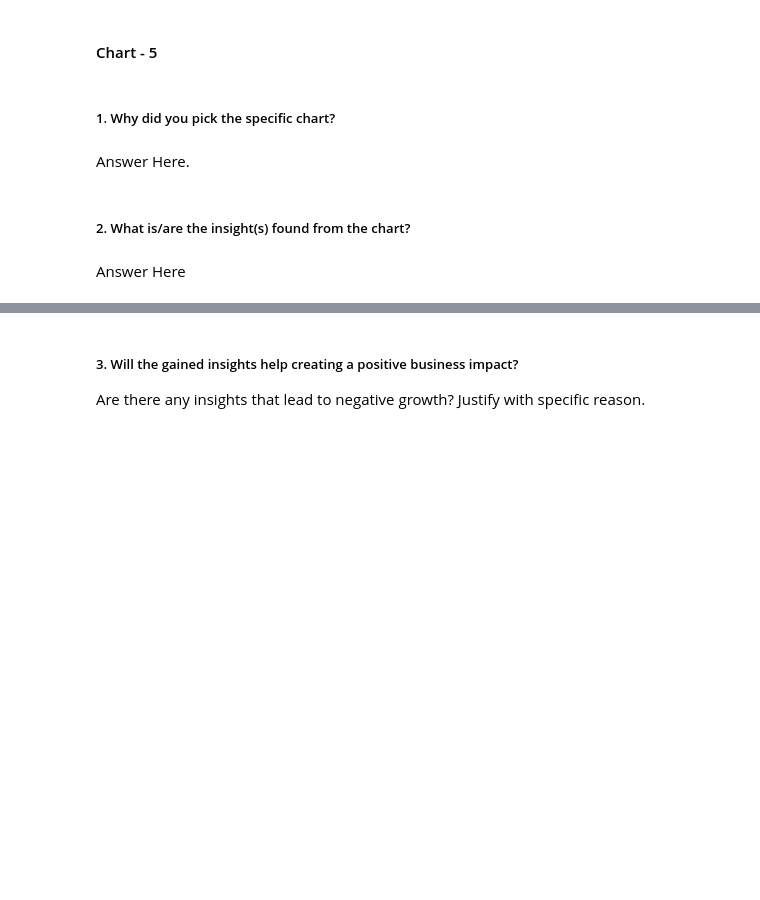
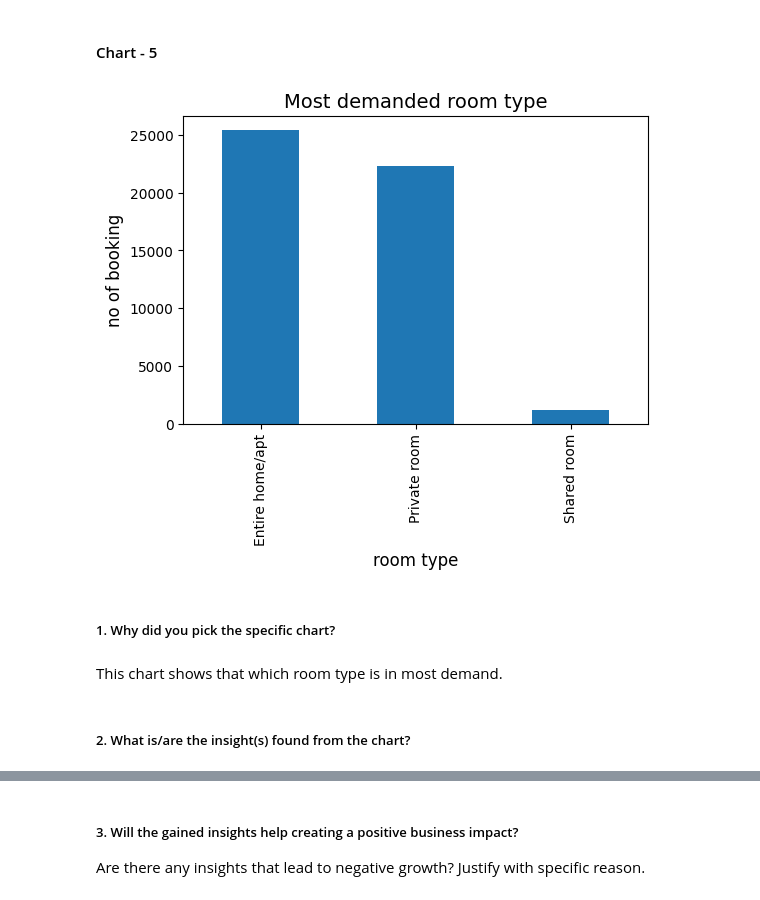
Before and after one commit to NRTPRIME/EDA-Capstone-Project-1-, a Jupyter notebook: EDA_Submission_Template.ipynb, the cells around one changed output, grey strips where cells are left out. Saved outputs shown, nothing was run; the diff lists cells and outputs as text; code cells hidden in the pictures; blank space fills up the shorter version.

```diff
--- a/EDA_Submission_Template.ipynb
+++ b/EDA_Submission_Template.ipynb
@@ -354,8 +372,20 @@ Answer Here
+# %%
+# Chart - 5 visualization code
+# finding out most demanded room type
+most_damanded_room = abnb.groupby(['room_type'])["host_id"].count()
+# plotting bar chart
+b = most_damanded_room.plot.bar(figsize = (6,4), fontsize = 10)
+# labeling bar chart
+b.set_xlabel("room type", fontsize = 12)
+b.set_ylabel("no of booking", fontsize = 12)
+b.set_title("Most demanded room type", fontsize=14)
+# show bar chart
+plt.show()
+# %% [output]
+[figure, added]
 # %% [markdown]
 ##### 1. Why did you pick the specific chart?
-# %% [markdown]
-Answer Here.
+# %% [markdown]
+This chart shows that which room type is in most demand.
 # %% [markdown]
 ##### 2. What is/are the insight(s) found from the chart?
-# %% [markdown]
-Answer Here
```
Also changed, not shown: parts of 30 cells of this notebook.
